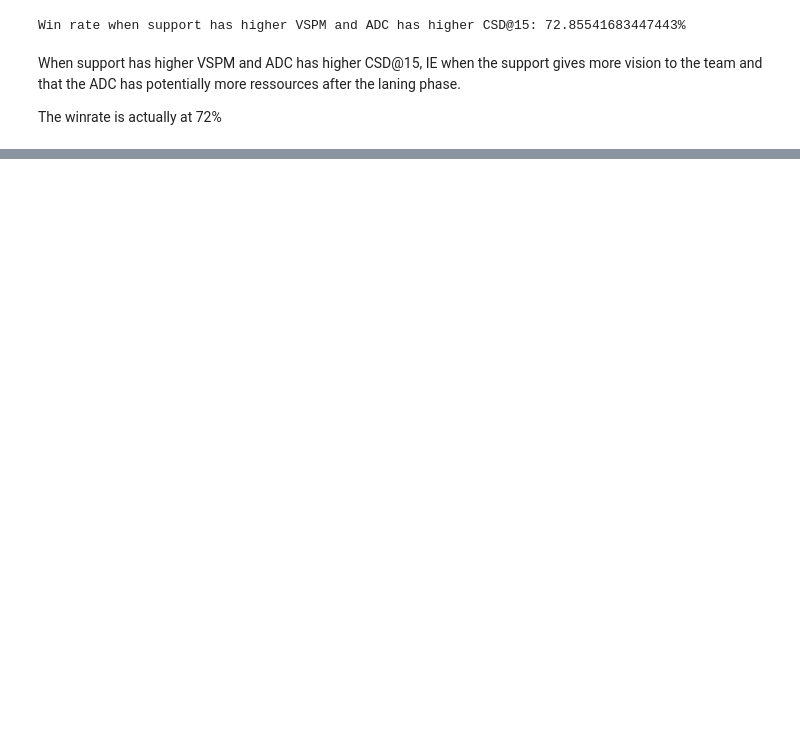
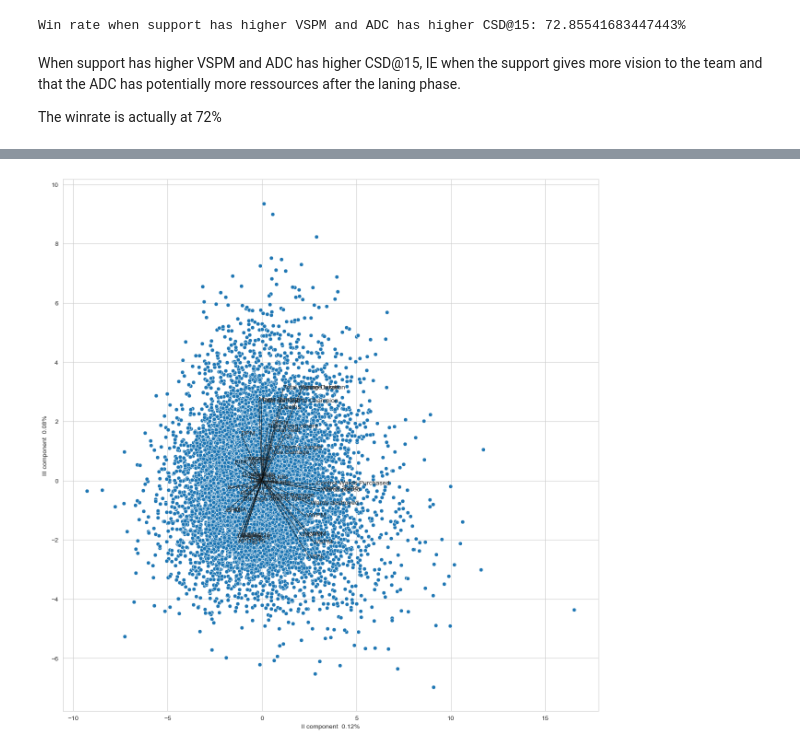
Before and after one commit to TsunomakiWatamelon/lol-esports-data-analysis, a Jupyter notebook: src/sandbox.ipynb, the cells around one changed output, grey strips where cells are left out. Cells and saved outputs as stored; diff of their text form; code cells hidden in the pictures; blank space fills up the shorter version.

```diff
--- a/src/sandbox.ipynb
+++ b/src/sandbox.ipynb
@@ -696,0 +698,6 @@ plot_kmeans_pca(data, pca_data, pca, n_clusters=5)
+# %%
+middf = df[df['Role'] == 'MID'].select_dtypes(include='number').drop(columns=['Year', 'Game ID'])
+# %%
+analyze_tools.pca_components(middf, 3, 1)
+# %% [output]
+[figure, added]
```
Also changed, not shown: parts of 31 cells of this notebook, 6 other files.
